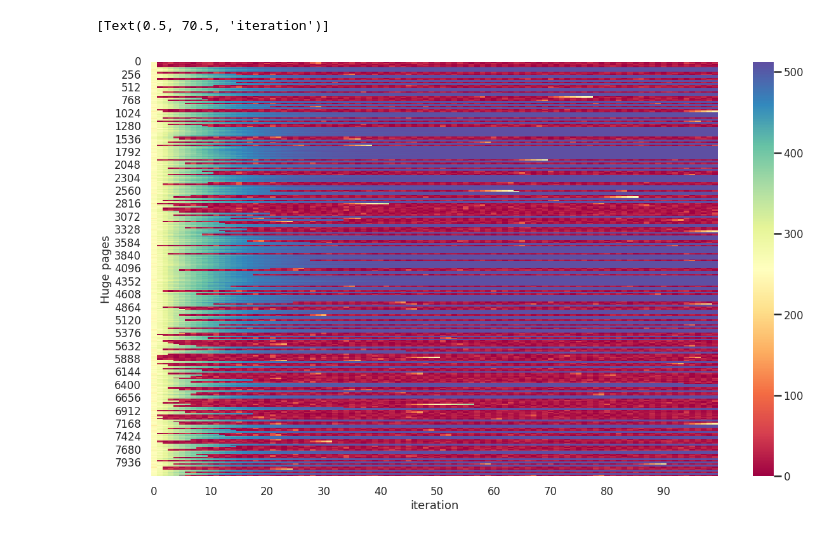
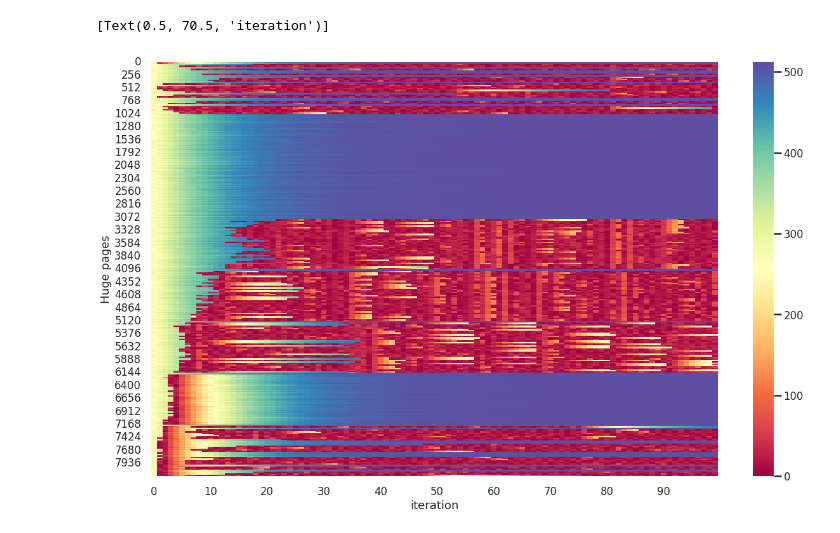
Before and after one commit to luhsra/llfree-rs, a Jupyter notebook: results/frag.ipynb, the cells around one changed output. Drawn from its saved outputs; the diff is of its cells as text; code cells hidden in the pictures.

```diff
--- a/results/frag.ipynb
+++ b/results/frag.ipynb
@@ -94,18 +94,18 @@ plot.set(xlabel="iteration")
 # %%
 # Heatmap Array
 fix, ax = plt.subplots()
 fix.set_figwidth(20)
 fix.set_figheight(12)
 fix.set_facecolor("white")
 
 cmap = cmap_extreme(sns.color_palette("Spectral", as_cmap=True, n_colors=10))
 
-data = pd.read_csv("out/frag_al.csv", index_col=["i"])
+data = pd.read_csv("out/frag.csv", index_col=["i"])
 per_huge = data[[*data.columns[2:]]].T
 
 plot = sns.heatmap(per_huge, ax=ax, cmap=cmap, yticklabels=256, xticklabels=10)
 plot.set(ylabel="Huge pages")
 plot.set(xlabel="iteration")
 # %% [output]
 [Text(0.5, 70.5, 'iteration')]
-[figure, old version]
+[figure, new version]
```
Also changed, not shown: parts of 3 cells of this notebook, 11 other files.
